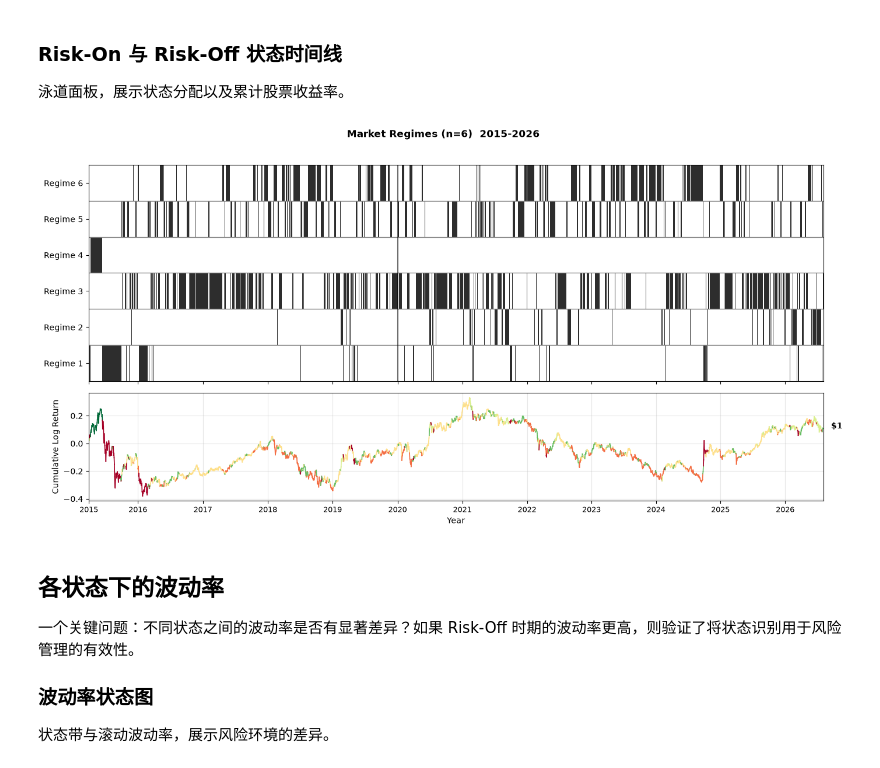
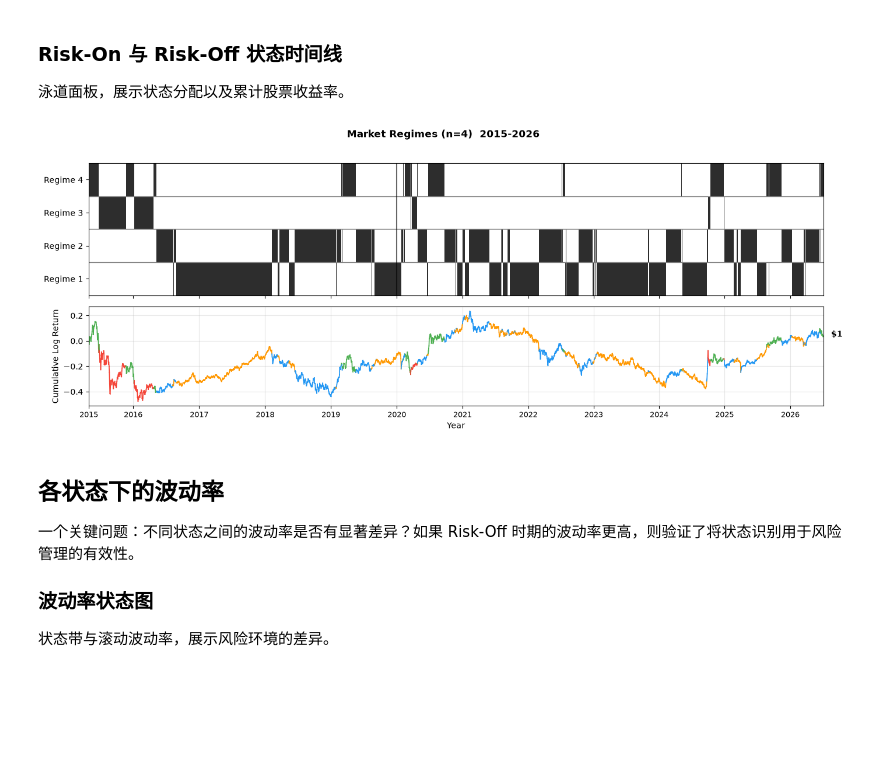
Before and after one commit to wang-jinghui/machine-learning-for-trading, a Jupyter notebook: 01_process_is_edge/factor_regimes_zh.ipynb, the cells around one changed output. Drawn from its saved outputs; the diff is of its cells as text; code cells hidden in the pictures; blank space fills up the shorter version.

```diff
--- a/01_process_is_edge/factor_regimes_zh.ipynb
+++ b/01_process_is_edge/factor_regimes_zh.ipynb
@@ -404,7 +391,7 @@ def compute_factors(index_raw_pl: pl.DataFrame) -> pl.DataFrame:
 
     # ========== 基础预处理 ==========
     df = df.with_columns(
-        (pl.col("close") / pl.col("preclose")).log().alias("log_ret"),
+        (pl.col("close") / pl.col("preClose")).log().alias("log_ret"),
     )
 
     # ========== 滚动月收益率 + 波动率 ==========
@@ -412,12 +399,14 @@ def compute_factors(index_raw_pl: pl.DataFrame) -> pl.DataFrame:
         pl.col("close").pct_change(n=10).over("symbol").alias("mom_10d"),
         pl.col("close").pct_change(n=20).over("symbol").alias("mom_20d"),
         pl.col("close").pct_change(n=60).over("symbol").alias("mom_60d"),
+        pl.col("close").pct_change(n=80).over("symbol").alias("mom_80d"),
         pl.col("log_ret").rolling_std(window_size=20).over("symbol").alias("rvol_20d"),
         pl.col("log_ret").rolling_std(window_size=60).over("symbol").alias("rvol_60d"),
+        pl.col("log_ret").rolling_std(window_size=80).over("symbol").alias("rvol_80d"),
     ])
 
     # ========== 只保留键列 + 因子列 ==========
-    factor_cols = ["mom_10d","mom_20d", "rvol_20d", "mom_60d", "rvol_60d"]
+    factor_cols = ["mom_10d","mom_20d", "rvol_20d", "mom_60d", "rvol_60d", "mom_80d", "rvol_80d"]
     df = df.select(["symbol", "timestamp"] + factor_cols)
     df = df.drop_nulls(subset=factor_cols)
 
@@ -520,7 +509,7 @@ corr = factors_df.corr().abs()
 dist = (1 - corr).values
 
 # sklearn 聚类：距离 > 0.5 不合并，等价于 |corr| < 0.5 的不归一组
-threshold = 0.75
+threshold = 0.4
 agg = AgglomerativeClustering(
     n_clusters=None,
     distance_threshold=threshold,
@@ -841,6 +823,5 @@ for n in n_regimes_list:
 
 双状态划分将因子普遍跑赢的时期与普遍跑输的时期分开。这正是上面 BIC 和轮廓系数选择的模型；下面的分析从经验上刻画这两种状态。
 # %%
-bs = BaoStockProvider(adjustflag="1")
-hs300_pl = bs.fetch_batch_ohlcv(["sz.399300"],"2015-01-01", "2026-08-06")
+hs300_pl = xt.fetch_batch_ohlcv(["399300.SZ"],"2005-01-01", "2026-07-08")
 # %% [output]
@@ -854,5 +830,5 @@ login success!
 # %%
-hs300_pl = hs300_pl.with_columns((pl.col("close") / pl.col("preclose")).log().alias("log_ret"))
+hs300_pl = hs300_pl.with_columns((pl.col("close") / pl.col("preClose")).log().alias("log_ret"))
 hs300_df = hs300_pl.to_pandas().set_index('timestamp')
 # %%
 # 用于标注的历史事件
@@ -1096,9 +1072,9 @@ def plot_regime_view(n_regimes=None):
     plt.tight_layout()
     plt.show()
 # %%
-plot_regime_view(6)
+plot_regime_view(4)
 # %% [output]
-[figure, old version]
+[figure, new version]
 # %% [markdown]
 ## 各状态下的波动率
 
```
Also changed, not shown: parts of 18 cells of this notebook.
